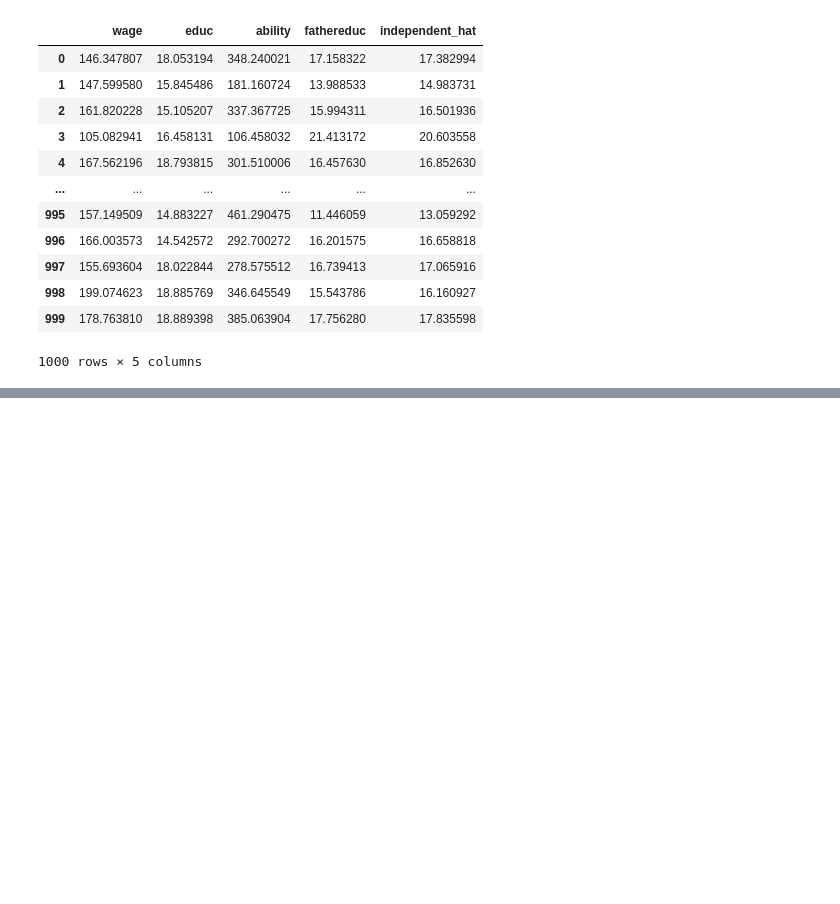
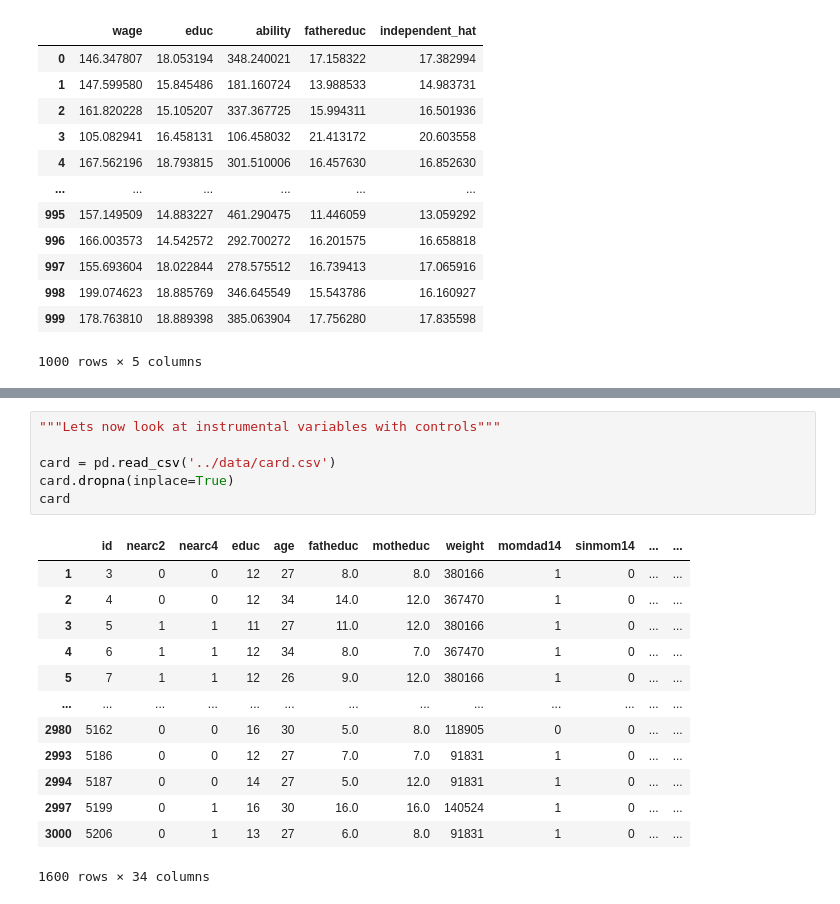
Before and after one commit to Mats-Dodd/CausalKit, a Jupyter notebook: notebooks/iv.ipynb, the cells around one changed output, grey strips where cells are left out. Drawn from its saved outputs; the diff is of its cells as text; blank space fills up the shorter version.

```diff
--- a/notebooks/iv.ipynb
+++ b/notebooks/iv.ipynb
@@ -148,0 +226,20 @@ Prob (F)0.00.00.00.0
+# %%
+"""Lets now look at instrumental variables with controls"""
+
+card = pd.read_csv('../data/card.csv')
+card.dropna(inplace=True)
+card
+# %% [output]
+|  | id | nearc2 | nearc4 | educ | age | fatheduc | motheduc | weight | momdad14 | sinmom14 | ... | ... |
+| 1 | 3 | 0 | 0 | 12 | 27 | 8.0 | 8.0 | 380166 | 1 | 0 | ... | ... |
+| 2 | 4 | 0 | 0 | 12 | 34 | 14.0 | 12.0 | 367470 | 1 | 0 | ... | ... |
+| 3 | 5 | 1 | 1 | 11 | 27 | 11.0 | 12.0 | 380166 | 1 | 0 | ... | ... |
+| 4 | 6 | 1 | 1 | 12 | 34 | 8.0 | 7.0 | 367470 | 1 | 0 | ... | ... |
+| 5 | 7 | 1 | 1 | 12 | 26 | 9.0 | 12.0 | 380166 | 1 | 0 | ... | ... |
+| ... | ... | ... | ... | ... | ... | ... | ... | ... | ... | ... | ... | ... |
+| 2980 | 5162 | 0 | 0 | 16 | 30 | 5.0 | 8.0 | 118905 | 0 | 0 | ... | ... |
+| 2993 | 5186 | 0 | 0 | 12 | 27 | 7.0 | 7.0 | 91831 | 1 | 0 | ... | ... |
+| 2994 | 5187 | 0 | 0 | 14 | 27 | 5.0 | 12.0 | 91831 | 1 | 0 | ... | ... |
+| 2997 | 5199 | 0 | 1 | 16 | 30 | 16.0 | 16.0 | 140524 | 1 | 0 | ... | ... |
+| 3000 | 5206 | 0 | 1 | 13 | 27 | 6.0 | 8.0 | 91831 | 1 | 0 | ... | ... |
+1600 rows × 34 columns
```
Also changed, not shown: parts of 10 cells of this notebook, 4 other files.
